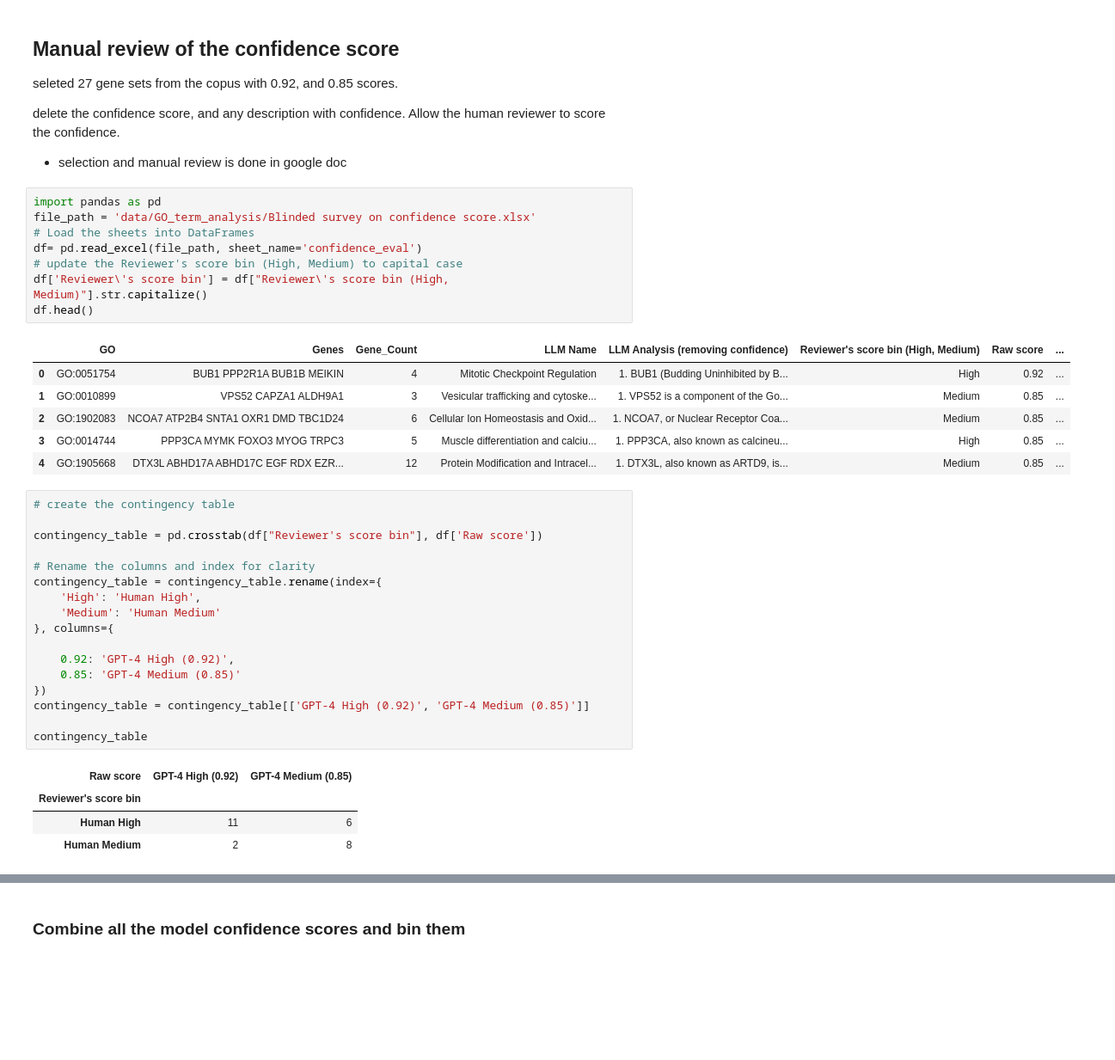
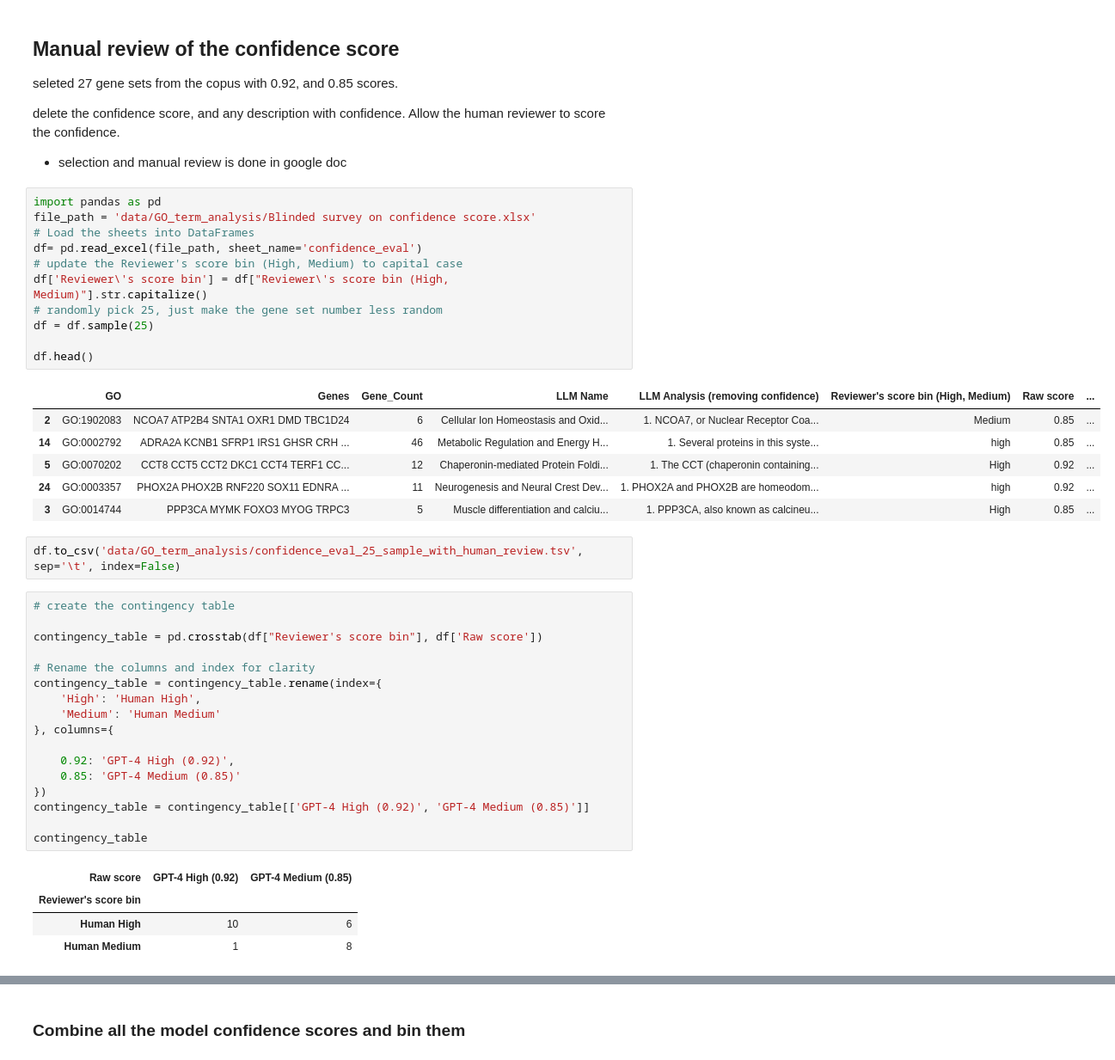
Before and after one commit to idekerlab/llm_evaluation_for_gene_set_interpretation, a Jupyter notebook: 3B-2.[model compare]Check_confidence_scoring_metrics.ipynb, the cells around one changed output, grey strips where cells are left out. Shown at 86% size. Saved outputs shown, nothing was run; the diff lists cells and outputs as text; blank space fills up the shorter version.

```diff
--- a/3B-2.[model compare]Check_confidence_scoring_metrics.ipynb
+++ b/3B-2.[model compare]Check_confidence_scoring_metrics.ipynb
@@ -373,18 +352,23 @@ delete the confidence score, and any description with confidence. Allow the huma
 # %%
 import pandas as pd
 file_path = 'data/GO_term_analysis/Blinded survey on confidence score.xlsx'
 # Load the sheets into DataFrames
 df= pd.read_excel(file_path, sheet_name='confidence_eval')
 # update the Reviewer's score bin (High, Medium) to capital case
 df['Reviewer\'s score bin'] = df["Reviewer\'s score bin (High, Medium)"].str.capitalize()
+# randomly pick 25, just make the gene set number less random
+df = df.sample(25)
+
 df.head()
 # %% [output]
 |  | GO | Genes | Gene_Count | LLM Name | LLM Analysis (removing confidence) | Reviewer's score bin (High, Medium) | Raw score | ... |
-| 0 | GO:0051754 | BUB1 PPP2R1A BUB1B MEIKIN | 4 | Mitotic Checkpoint Regulation | 1. BUB1 (Budding Uninhibited by B... | High | 0.92 | ... |
-| 1 | GO:0010899 | VPS52 CAPZA1 ALDH9A1 | 3 | Vesicular trafficking and cytoske... | 1. VPS52 is a component of the Go... | Medium | 0.85 | ... |
 | 2 | GO:1902083 | NCOA7 ATP2B4 SNTA1 OXR1 DMD TBC1D24 | 6 | Cellular Ion Homeostasis and Oxid... | 1. NCOA7, or Nuclear Receptor Coa... | Medium | 0.85 | ... |
+| 14 | GO:0002792 | ADRA2A KCNB1 SFRP1 IRS1 GHSR CRH ... | 46 | Metabolic Regulation and Energy H... | 1. Several proteins in this syste... | high | 0.85 | ... |
+| 5 | GO:0070202 | CCT8 CCT5 CCT2 DKC1 CCT4 TERF1 CC... | 12 | Chaperonin-mediated Protein Foldi... | 1. The CCT (chaperonin containing... | High | 0.92 | ... |
+| 24 | GO:0003357 | PHOX2A PHOX2B RNF220 SOX11 EDNRA ... | 11 | Neurogenesis and Neural Crest Dev... | 1. PHOX2A and PHOX2B are homeodom... | high | 0.92 | ... |
 | 3 | GO:0014744 | PPP3CA MYMK FOXO3 MYOG TRPC3 | 5 | Muscle differentiation and calciu... | 1. PPP3CA, also known as calcineu... | High | 0.85 | ... |
-| 4 | GO:1905668 | DTX3L ABHD17A ABHD17C EGF RDX EZR... | 12 | Protein Modification and Intracel... | 1. DTX3L, also known as ARTD9, is... | Medium | 0.85 | ... |
+# %%
+df.to_csv('data/GO_term_analysis/confidence_eval_25_sample_with_human_review.tsv', sep='\t', index=False)
 # %%
 # create the contingency table
 
@@ -405,8 +389,8 @@ contingency_table
 # %% [output]
 | Raw score | GPT-4 High (0.92) | GPT-4 Medium (0.85) |
 | Reviewer's score bin |  |  |
-| Human High | 11 | 6 |
-| Human Medium | 2 | 8 |
+| Human High | 10 | 6 |
+| Human Medium | 1 | 8 |
 # %%
 # run the fisher exact test
 from scipy import stats
```
Also changed, not shown: parts of 9 cells of this notebook, 15 other files.
